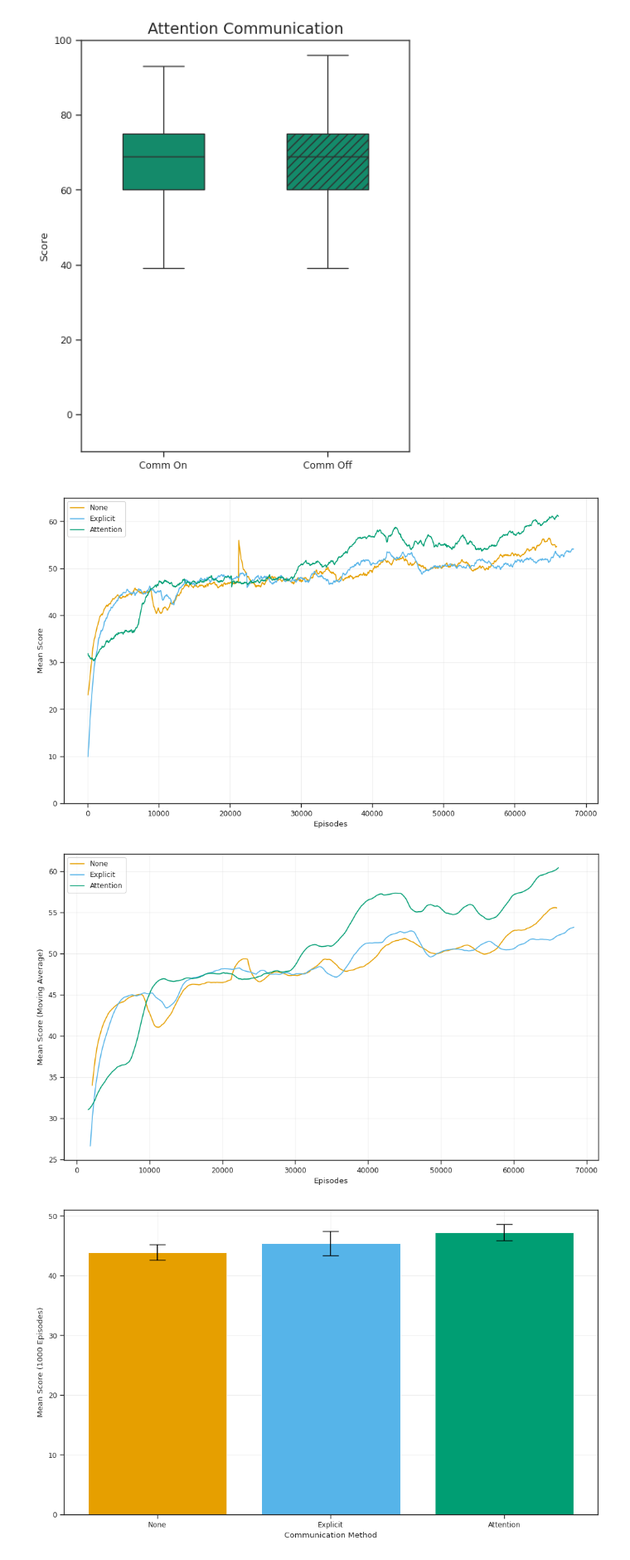
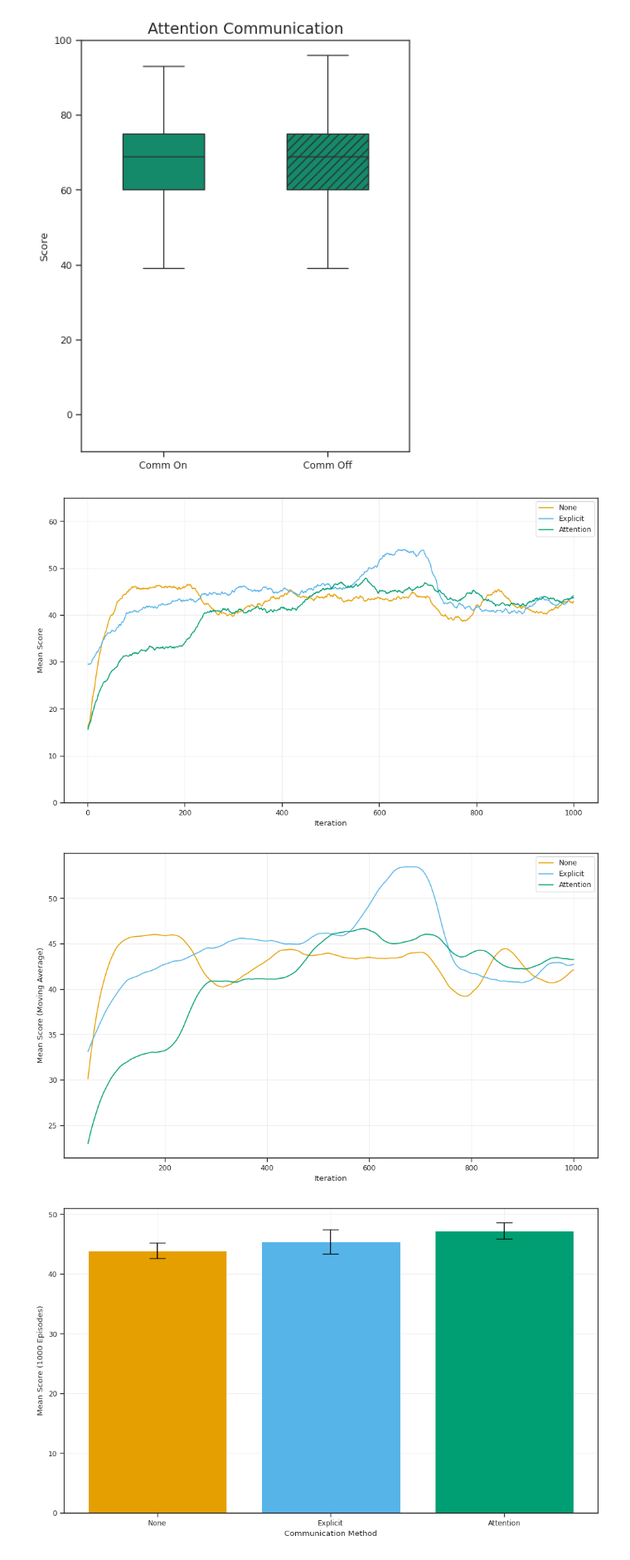
Before and after one commit to msoe-vex/VEX-AI-Reinforcement-Learning, a Jupyter notebook: analysis/analysis.ipynb, the cells around one changed output. Shown at 83% size. Saved outputs shown, nothing was run; the diff lists cells and outputs as text; code cells hidden in the pictures.

Commit message:
Updated analysis and training

```diff
--- a/analysis/analysis.ipynb
+++ b/analysis/analysis.ipynb
@@ -253,49 +253,53 @@ Attention Ablation (On vs Off): p = 0.3964
 [figure]
 # %%
 # Load and merge training logs with clean unique indices
-training_none = pd.concat(
-    [pd.read_csv('training_none_0_500.csv'), pd.read_csv('training_none_500_1500.csv')],
-    ignore_index=True
-)
-training_copy = pd.concat(
-    [pd.read_csv('training_copy_0_500.csv'), pd.read_csv('training_copy_500_1500.csv')],
-    ignore_index=True
-)
-training_attention = pd.concat(
-    [pd.read_csv('training_attention_0_500.csv'), pd.read_csv('training_attention_500_1500.csv')],
-    ignore_index=True
-)
+# training_none = pd.concat(
+#     [pd.read_csv('training_none_0_500.csv'), pd.read_csv('training_none_500_1500.csv')],
+#     ignore_index=True
+# )
+# training_copy = pd.concat(
+#     [pd.read_csv('training_copy_0_500.csv'), pd.read_csv('training_copy_500_1500.csv')],
+#     ignore_index=True
+# )
+# training_attention = pd.concat(
+#     [pd.read_csv('training_attention_0_500.csv'), pd.read_csv('training_attention_500_1500.csv')],
+#     ignore_index=True
+# )
+
+training_none = pd.read_csv('training_none_0_1000.csv')
+training_copy = pd.read_csv('training_copy_0_1000.csv')
+training_attention = pd.read_csv('training_attention_0_1000.csv')
 
 palette_map = {"None": PALETTE[0], "Explicit": PALETTE[1], "Attention": PALETTE[2]}
 
 # Raw training curves
 plt.figure(figsize=(10, 6))
-sns.lineplot(data=training_none, x='env_runners/num_episodes_lifetime', y='env_runners/red_team_score_mean', label='None', color=palette_map["None"])
-sns.lineplot(data=training_copy, x='env_runners/num_episodes_lifetime', y='env_runners/red_team_score_mean', label='Explicit', color=palette_map["Explicit"])
-sns.lineplot(data=training_attention, x='env_runners/num_episodes_lifetime', y='env_runners/red_team_score_mean', label='Attention', color=palette_map["Attention"])
-plt.xlabel('Episodes')
+sns.lineplot(data=training_none, x='training_iteration', y='env_runners/red_team_score_mean', label='None', color=palette_map["None"])
+sns.lineplot(data=training_copy, x='training_iteration', y='env_runners/red_team_score_mean', label='Explicit', color=palette_map["Explicit"])
+sns.lineplot(data=training_attention, x='training_iteration', y='env_runners/red_team_score_mean', label='Attention', color=palette_map["Attention"])
+plt.xlabel('Iteration')
 plt.ylabel('Mean Score')
 plt.ylim(0, 65)
 plt.grid(True, alpha=0.3)
 plt.legend()
 plt.tight_layout()
 plt.show()
 
 # Moving-average curves
 window_size = 50
 plt.figure(figsize=(10, 6))
-sns.lineplot(data=training_none, x='env_runners/num_episodes_lifetime', y=training_none['env_runners/red_team_score_mean'].rolling(window_size).mean(), label='None', color=palette_map["None"])
-sns.lineplot(data=training_copy, x='env_runners/num_episodes_lifetime', y=training_copy['env_runners/red_team_score_mean'].rolling(window_size).mean(), label='Explicit', color=palette_map["Explicit"])
-sns.lineplot(data=training_attention, x='env_runners/num_episodes_lifetime', y=training_attention['env_runners/red_team_score_mean'].rolling(window_size).mean(), label='Attention', color=palette_map["Attention"])
-plt.xlabel('Episodes')
+sns.lineplot(data=training_none, x='training_iteration', y=training_none['env_runners/red_team_score_mean'].rolling(window_size).mean(), label='None', color=palette_map["None"])
+sns.lineplot(data=training_copy, x='training_iteration', y=training_copy['env_runners/red_team_score_mean'].rolling(window_size).mean(), label='Explicit', color=palette_map["Explicit"])
+sns.lineplot(data=training_attention, x='training_iteration', y=training_attention['env_runners/red_team_score_mean'].rolling(window_size).mean(), label='Attention', color=palette_map["Attention"])
+plt.xlabel('Iteration')
 plt.ylabel('Mean Score (Moving Average)')
 plt.grid(True, alpha=0.3)
 plt.legend()
 plt.tight_layout()
 plt.show()
 # %% [output]
-[figure, old version]
+[figure, new version]
-[figure, old version]
+[figure, new version]
 # %%
 # Calculate mean and std for each architecture
 
```
Also changed, not shown: 4 other files.
